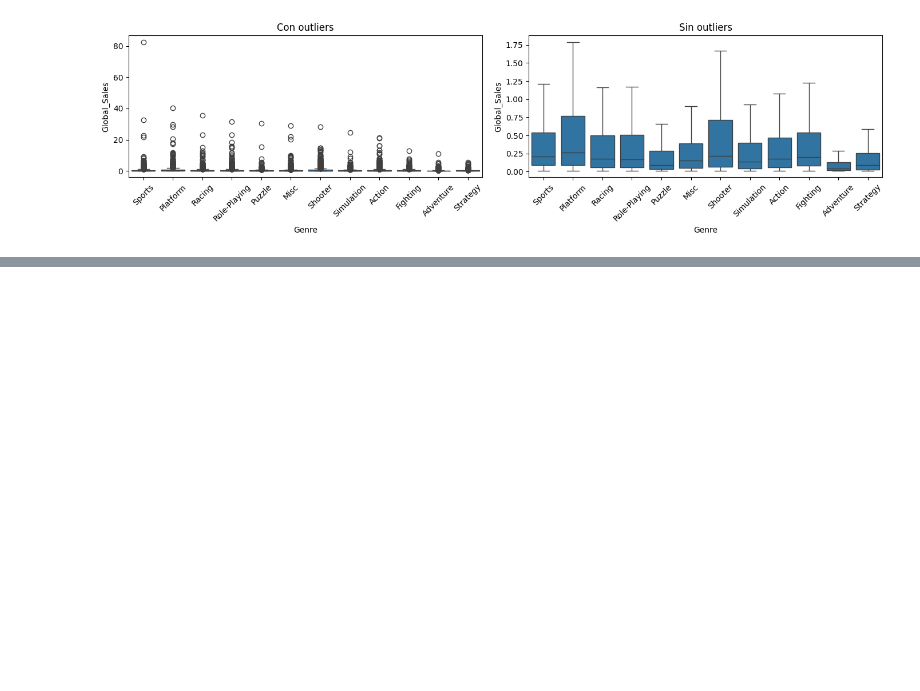
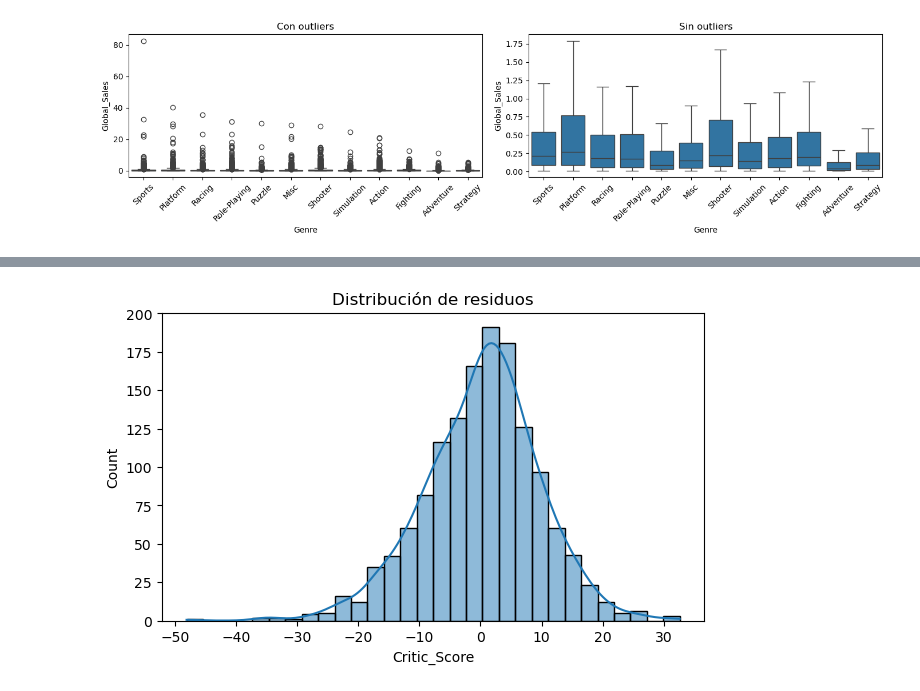
Before and after one commit to NewEstay/proyectoia, a Jupyter notebook: Proyecto.ipynb, the cells around one changed output, grey strips where cells are left out. Saved outputs shown, nothing was run; the diff lists cells and outputs as text; code cells hidden in the pictures; blank space fills up the shorter version.

```diff
--- a/Proyecto.ipynb
+++ b/Proyecto.ipynb
@@ -108,0 +216,9 @@ plt.show()
+# %%
+#Gráfico de la distribución de residuos
+plt.figure(figsize=(7,4))
+residuos = y_test - y_pred
+sns.histplot(residuos, bins=30, kde=True)
+plt.title("Distribución de residuos")
+plt.show()
+# %% [output]
+[figure, added]
```
Also changed, not shown: parts of 11 cells of this notebook.
